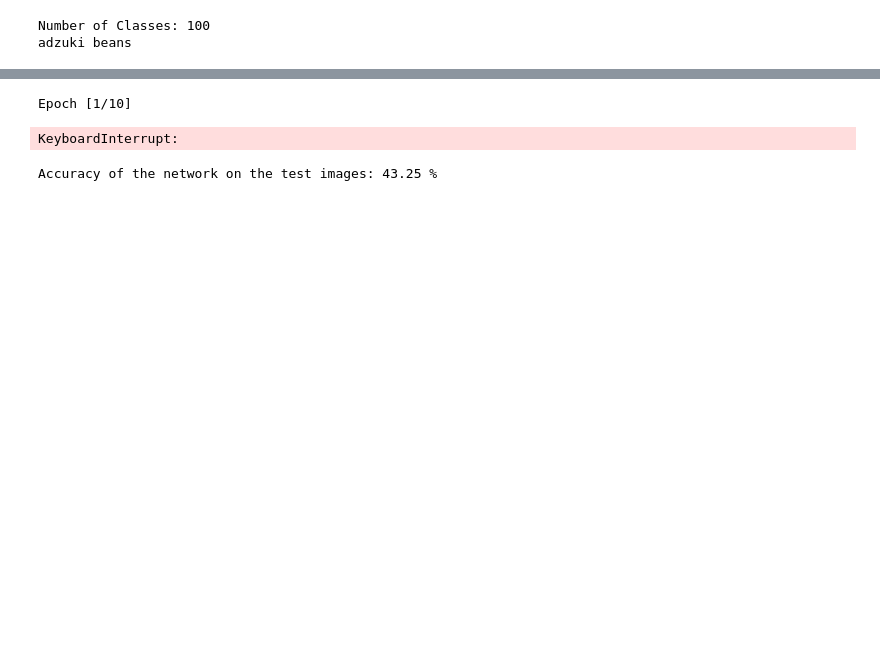
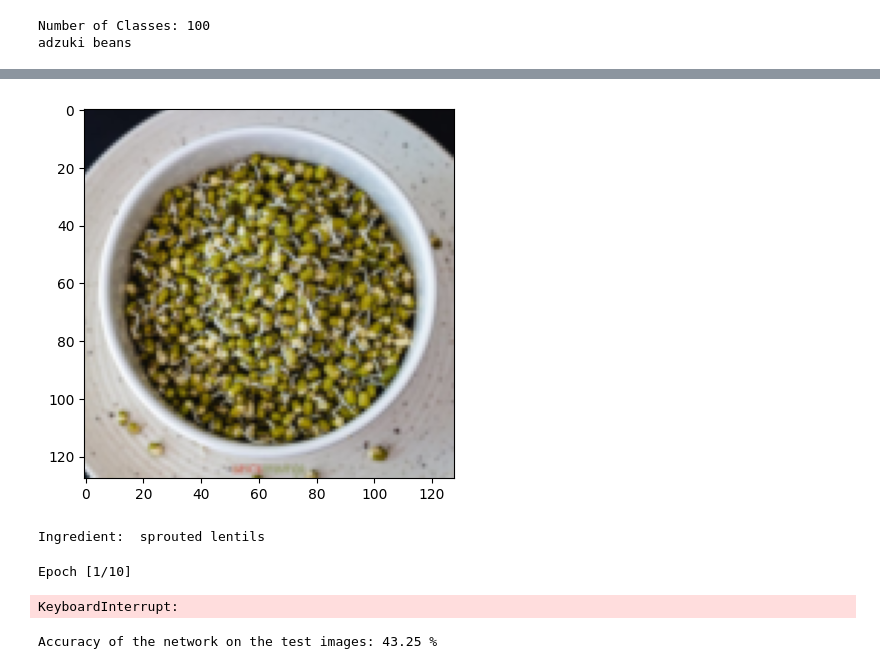
Before and after one commit to a-kelly0/ECE556-Final-Project, a Jupyter notebook: food_cnn.ipynb, the cells around one changed output, grey strips where cells are left out. Drawn from its saved outputs; the diff is of its cells as text; code cells hidden in the pictures; blank space fills up the shorter version.

Commit message:
added display image

```diff
--- a/food_cnn.ipynb
+++ b/food_cnn.ipynb
@@ -87,3 +88,17 @@ mean:  tensor([0.6157, 0.5781, 0.4708]) standard deviation:  tensor([0.2964, 0.2
+# %%
+# Display image and label
+image_idx = 6
+img = ds["train"]["image"][image_idx].numpy()
+img = np.transpose(img, (1,2,0))  # C,H,W -> H,W,C
+img = std * img + mean            # unnormalize
+img = np.clip(img, 0, 1)          # clip to valid range
+plt.imshow(img)
+plt.show()
+
+print("Ingredient: ", id2label[str(int(ds["train"]["label"][image_idx]))])
+# %% [output]
+[figure, added]
+Ingredient:  sprouted lentils
 # %%
 model = models.resnet18(weights="IMAGENET1K_V1")
 model.fc = nn.Linear(model.fc.in_features, num_classes)
```
Also changed, not shown: parts of 2 cells of this notebook.
